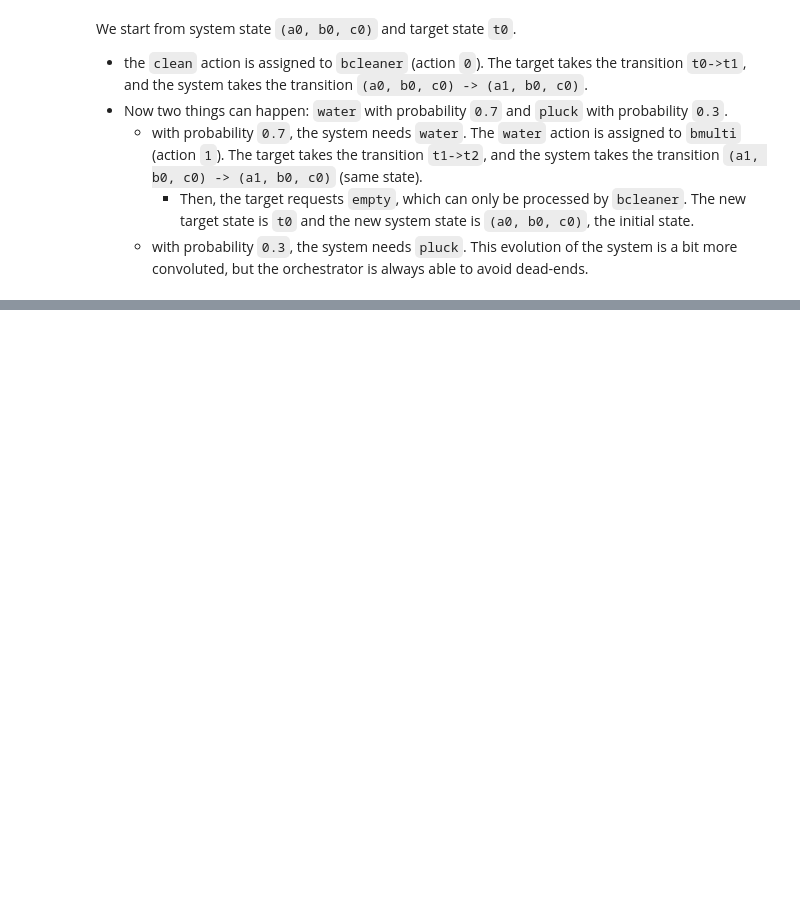
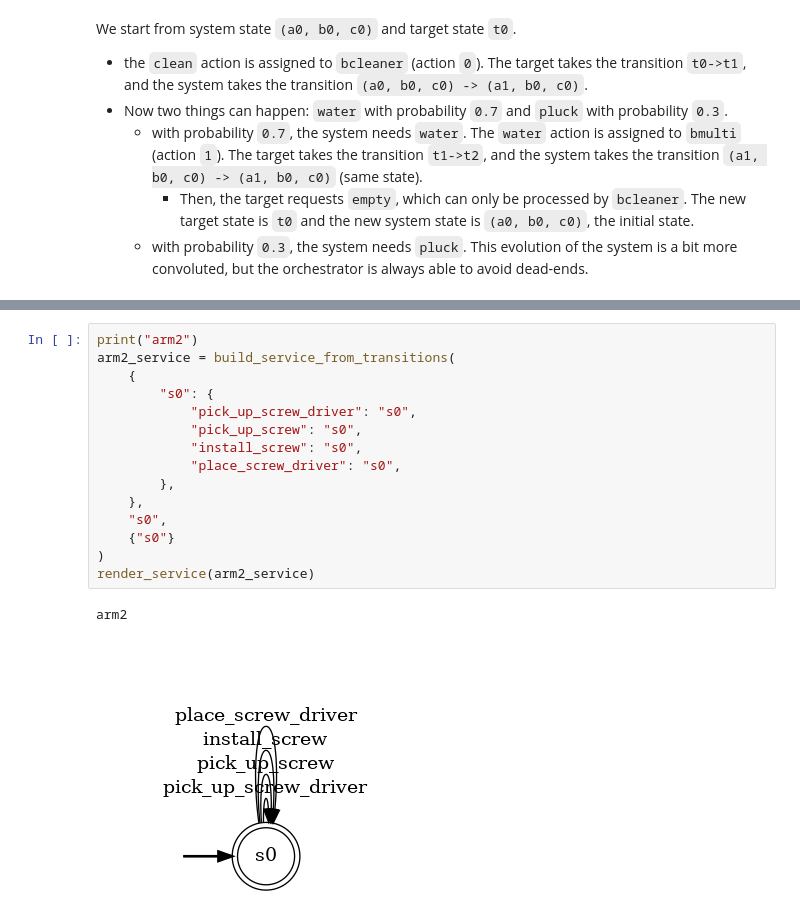
Before and after one commit to luusi/stochastic-service-composition, a Jupyter notebook: docs/notebooks/04-use-cases.ipynb, the cells around one changed output, grey strips where cells are left out. Drawn from its saved outputs; the diff is of its cells as text; blank space fills up the shorter version.

```diff
--- a/docs/notebooks/04-use-cases.ipynb
+++ b/docs/notebooks/04-use-cases.ipynb
@@ -444,0 +484,18 @@ TODO
+# %%
+print("arm2")
+arm2_service = build_service_from_transitions(
+    {
+        "s0": {
+            "pick_up_screw_driver": "s0",
+            "pick_up_screw": "s0",
+            "install_screw": "s0",
+            "place_screw_driver": "s0",
+        },
+    },
+    "s0",
+    {"s0"}
+)
+render_service(arm2_service)
+# %% [output]
+arm2
+[figure, added]
```
Also changed, not shown: parts of 6 cells of this notebook.
